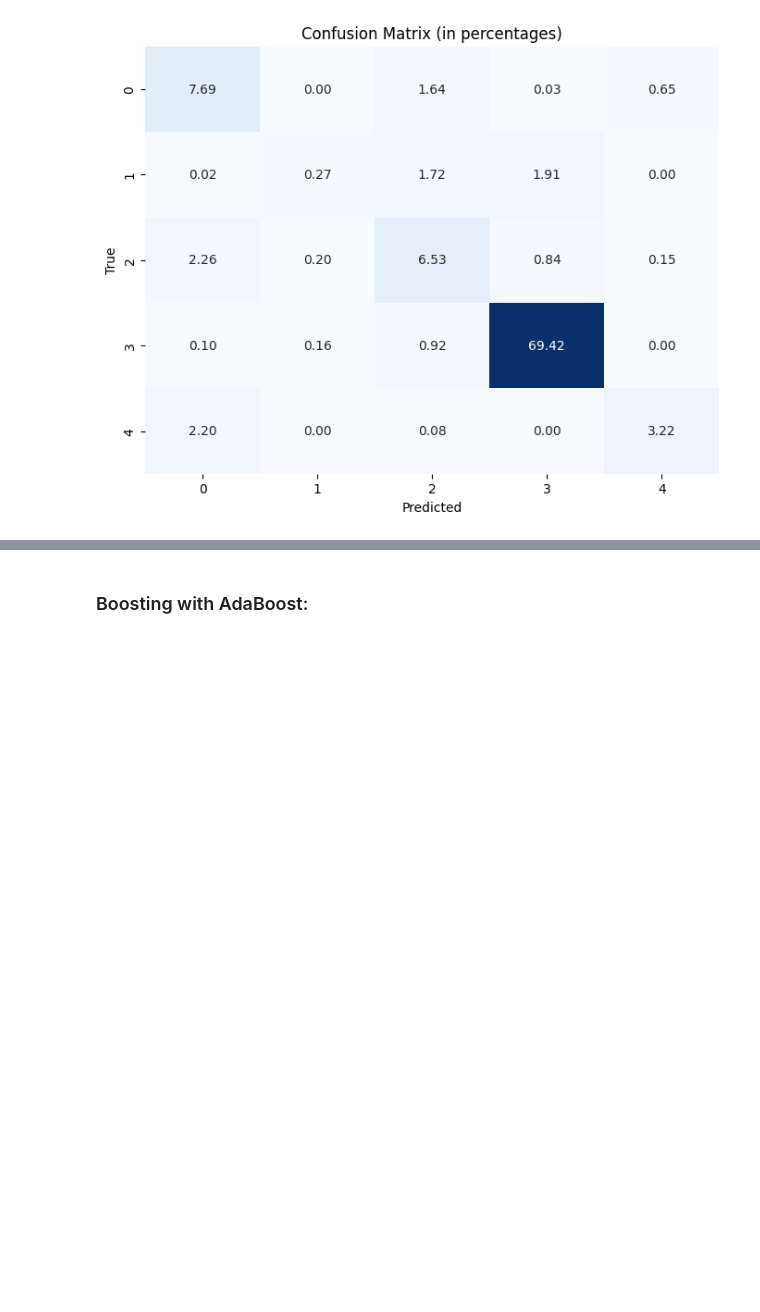
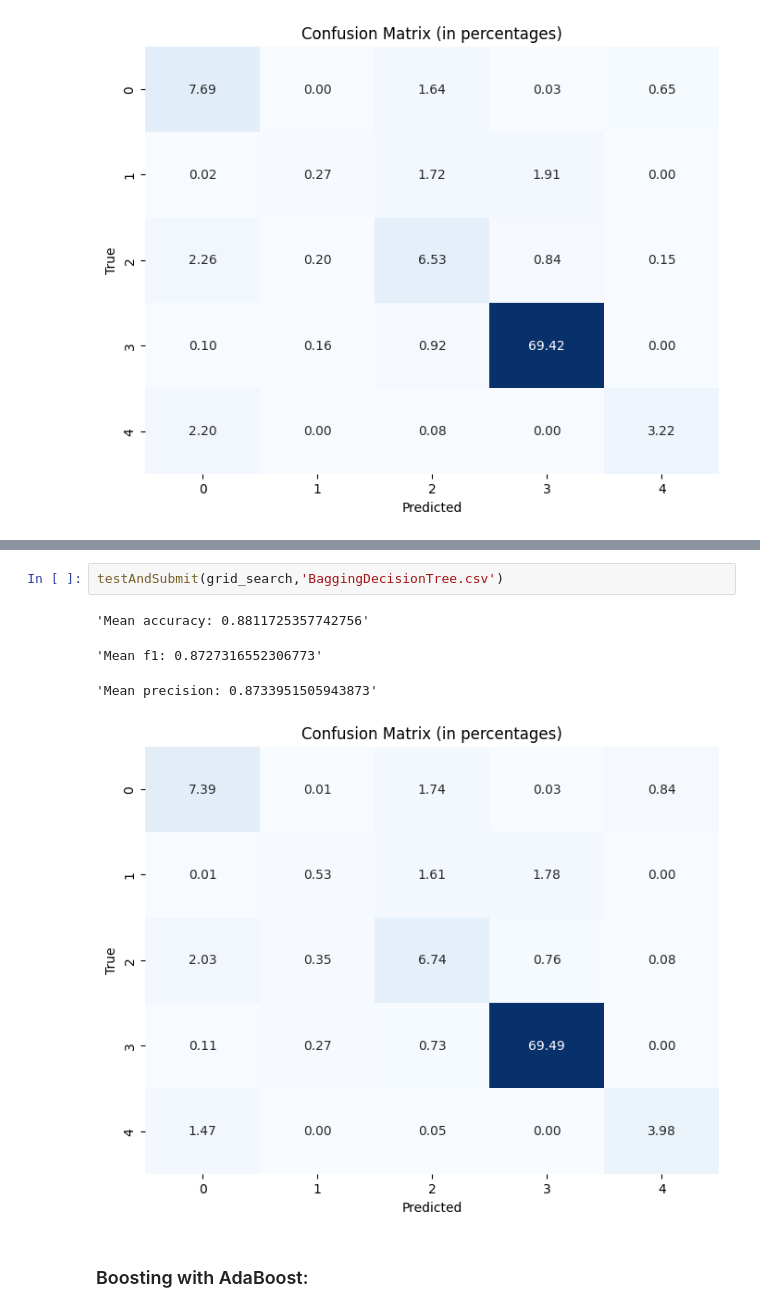
Before and after one commit to SLP25/DAA, a Jupyter notebook: competizione/tpf2.ipynb, the cells around one changed output, grey strips where cells are left out. Saved outputs shown, nothing was run; the diff lists cells and outputs as text; blank space fills up the shorter version.

```diff
--- a/competizione/tpf2.ipynb
+++ b/competizione/tpf2.ipynb
@@ -967,3 +1009,10 @@ testAndSubmit(grid_search,'Bagging.csv',scaler=True)
+# %%
+testAndSubmit(grid_search,'BaggingDecisionTree.csv')
+# %% [output]
+'Mean accuracy: 0.8811725357742756'
+'Mean f1: 0.8727316552306773'
+'Mean precision: 0.8733951505943873'
+[figure, added]
 # %% [markdown]
 ### Boosting with AdaBoost:
 # %%
```
Also changed, not shown: parts of 4 cells of this notebook, 1 other file.
